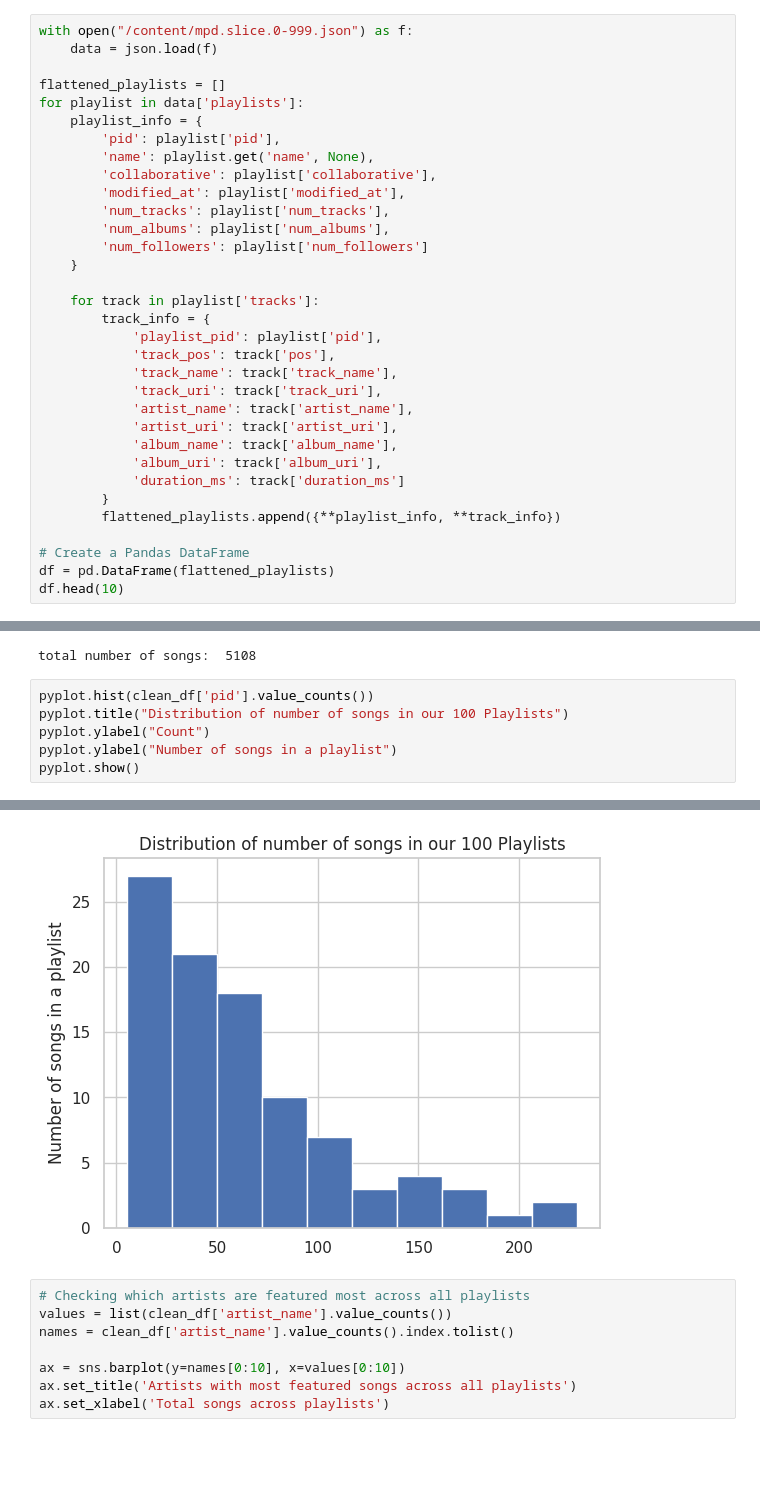
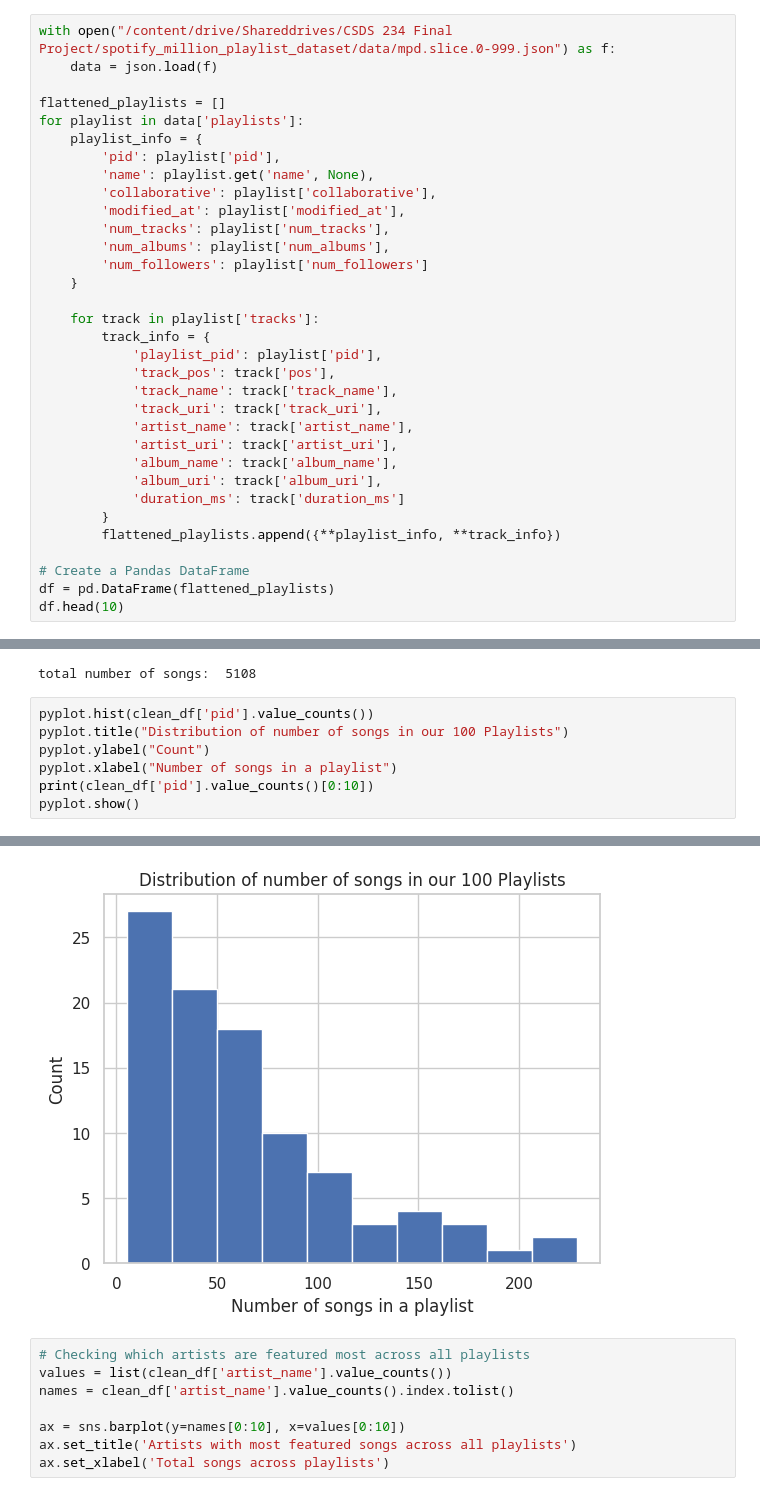
Before and after one commit to Ruby-L-i-n/CSDS234_FinalProject, a Jupyter notebook: SpotifyPlaylist.ipynb, the cells around one changed output, grey strips where cells are left out. Saved outputs shown, nothing was run; the diff lists cells and outputs as text; blank space fills up the shorter version.

```diff
--- a/SpotifyPlaylist.ipynb
+++ b/SpotifyPlaylist.ipynb
@@ -30,7 +33,7 @@ print(sample)
  233 803 114 191 636 671  32 575 778 727 618 556 474 789 707 597 954 907
  169  88 816 634 839 449 872 126 393 372]
 # %%
-with open("/content/mpd.slice.0-999.json") as f:
+with open("/content/drive/Shareddrives/CSDS 234 Final Project/spotify_million_playlist_dataset/data/mpd.slice.0-999.json") as f:
     data = json.load(f)
 
 flattened_playlists = []
@@ -96,6 +98,7 @@ total number of songs:  5108
 pyplot.hist(clean_df['pid'].value_counts())
 pyplot.title("Distribution of number of songs in our 100 Playlists")
 pyplot.ylabel("Count")
-pyplot.ylabel("Number of songs in a playlist")
+pyplot.xlabel("Number of songs in a playlist")
+print(clean_df['pid'].value_counts()[0:10])
 pyplot.show()
 # %% [output]
@@ -102,4 +116,4 @@ pyplot.show()
-[figure, old version]
+[figure, new version]
 # %%
 # Checking which artists are featured most across all playlists
 values = list(clean_df['artist_name'].value_counts())
```
Also changed, not shown: parts of 8 cells of this notebook.
